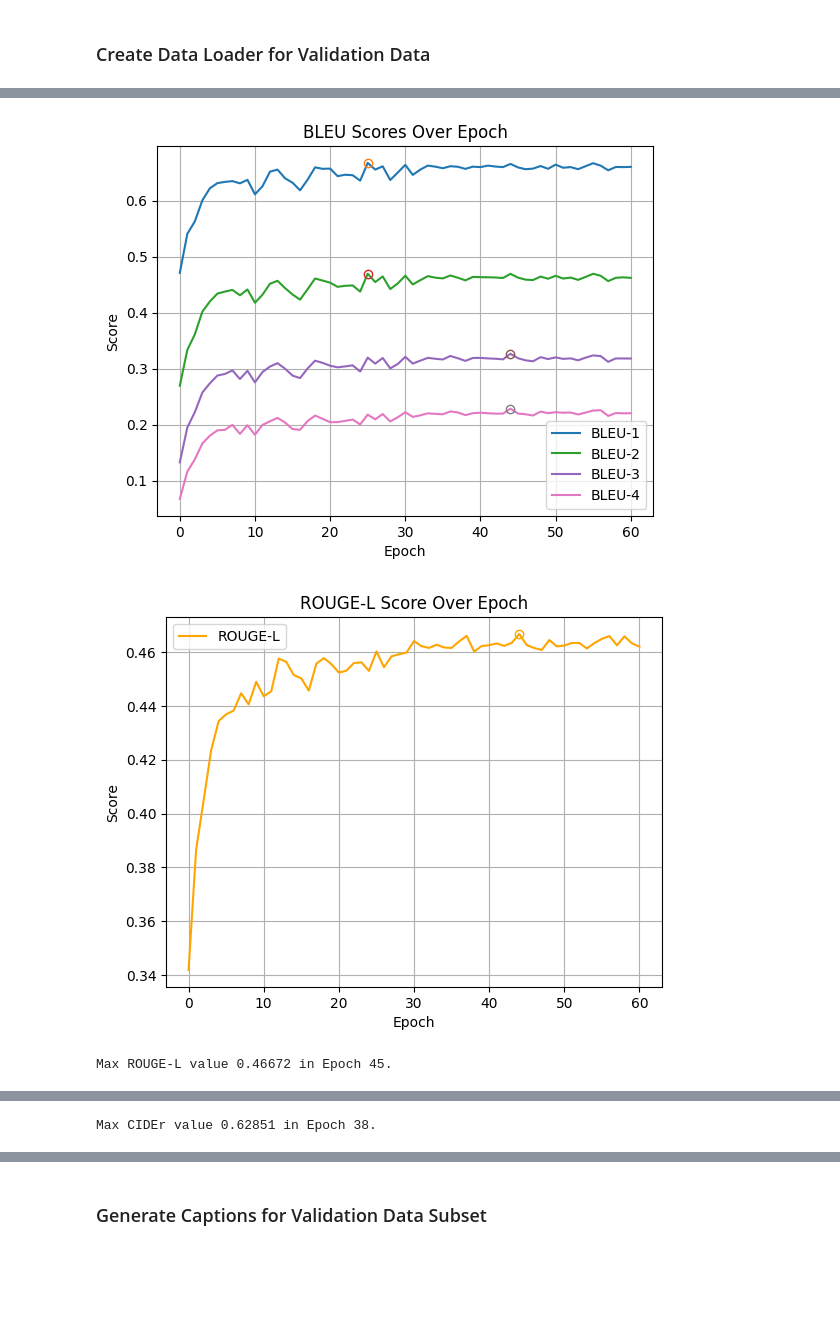
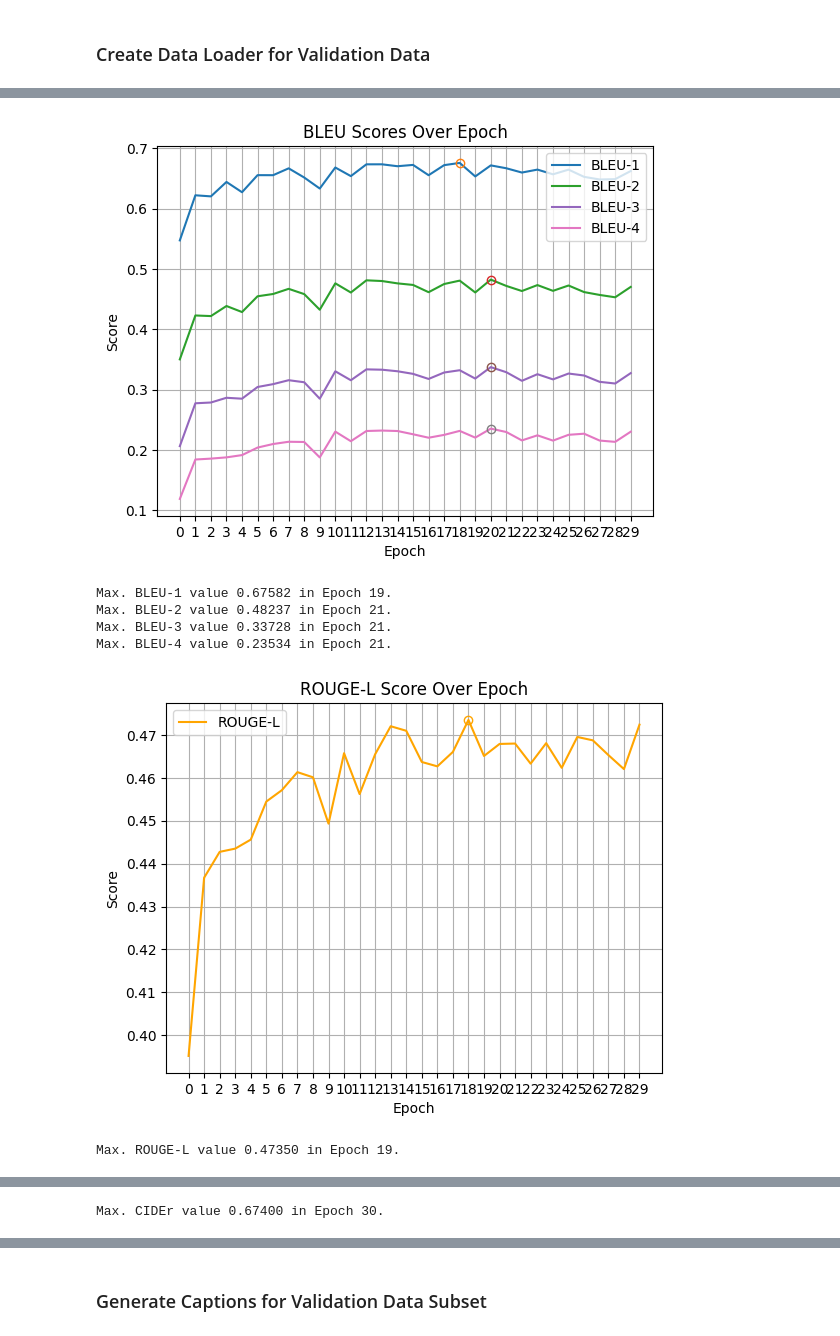
Before and after one commit to civcode/ComputerVisionND_P2_Image_Captioning_Project, a Jupyter notebook: 2_Training.ipynb, the cells around one changed output, grey strips where cells are left out. Saved outputs shown, nothing was run; the diff lists cells and outputs as text; code cells hidden in the pictures; blank space fills up the shorter version.

```diff
--- a/2_Training.ipynb
+++ b/2_Training.ipynb
@@ -328,6 +333,9 @@ best_val_loss = float('inf')
 best_loss_so_far = float('inf')
 
 
+freeze_epochs = 5
+
+
 for epoch in range(1, num_epochs+1):
 
     epoch_loss = 0.0
@@ -338,12 +346,15 @@ for epoch in range(1, num_epochs+1):
     learning_rates = []
     for i, param_group in enumerate(optimizer.param_groups):
         lr = param_group['lr']
+        if lr == 0.0:
+            continue
         if len(learning_rates) == 0:
             learning_rates.append(lr)
         elif learning_rates[-1] != lr:
             learning_rates.append(lr)
         #print(f"Group {i} learning rate: {param_group['lr']}")
     #print("Learning rates: {}".format(learning_rates))
+
 
     for i_step in range(1, total_step+1):
 
@@ -441,13 +452,20 @@ for epoch in range(1, num_epochs+1):
         torch.save(encoder.state_dict(), os.path.join('./models', 'encoder-best.pkl'))
         print(f"✔️ New best epoch loss: [{best_loss_so_far:.5f}] — model saved.")
 
-    lr_min = 1e-6
+    lr_min = 1e-5
     #if current_lr < lr_min:
     if min(learning_rates) < lr_min:
         print(f"Early stopping because lr < {lr_min}")
         print('Finished Training')
         break
 
+    if epoch == freeze_epochs:
+        print(f"Unfreezing ResNet after epoch {epoch}.")
+        for param_group in optimizer.param_groups:
+            if param_group.get('name') == 'resnet':
+                param_group['lr'] = resnet_lr
+
+
 # Close the training log file.
 f.close()
 # %% [output]
@@ -520,13 +539,13 @@ from my_data_loader import get_my_loader
 with open('models/network_parameters.pkl', 'rb') as f:
     loaded_params = pickle.load(f)
 
-batch_size = 1024
+batch_size = 512
 vocab_threshold = loaded_params['vocab_threshold']
 vocab_from_file = True
 #print('vocab', vocab_threshold)
 
 num_workers = 16
-subset_size = 12000
+subset_size = 4000
 
 # Amend the image transform below.
 transform_val = transforms.Compose([
@@ -883,10 +903,12 @@ bleu_3 = [b[2] for b in bleu_vals]
 bleu_4 = [b[3] for b in bleu_vals]
 
 # Plot BLEU scores
+max_bleu_idx = []
 plt.figure()
 for bleu, label in zip([bleu_1, bleu_2, bleu_3, bleu_4], ['BLEU-1', 'BLEU-2', 'BLEU-3', 'BLEU-4']):
     plt.plot(bleu, label=label)
     max_idx = bleu.index(max(bleu))
+    max_bleu_idx.append(max_idx)
     plt.plot(max_idx, bleu[max_idx], 'o', markerfacecolor='none')  # unfilled circle
 
 plt.title('BLEU Scores Over Epoch')
@@ -894,35 +916,46 @@ plt.xlabel('Epoch')
 plt.ylabel('Score')
 plt.legend()
 plt.grid(True)
+plt.xticks(range(0,len(bleu_vals)))
 plt.show()
+print('Max. BLEU-1 value {:.5f} in Epoch {}.'.format(bleu_1[max_bleu_idx[0]], max_bleu_idx[0]+1))
+print('Max. BLEU-2 value {:.5f} in Epoch {}.'.format(bleu_2[max_bleu_idx[1]], max_bleu_idx[1]+1))
+print('Max. BLEU-3 value {:.5f} in Epoch {}.'.format(bleu_3[max_bleu_idx[2]], max_bleu_idx[2]+1))
+print('Max. BLEU-4 value {:.5f} in Epoch {}.'.format(bleu_4[max_bleu_idx[3]], max_bleu_idx[3]+1))
 
 # Plot ROUGE-L
 plt.figure()
 plt.plot(rougel_vals, label='ROUGE-L', color='orange')
 max_idx = rougel_vals.index(max(rougel_vals))
 plt.plot(max_idx, rougel_vals[max_idx], 'o', color='orange', markerfacecolor='none')
 plt.title('ROUGE-L Score Over Epoch')
 plt.xlabel('Epoch')
 plt.ylabel('Score')
 plt.grid(True)
 plt.legend()
+plt.xticks(range(0,len(bleu_vals)))
 plt.show()
-print('Max ROUGE-L value {:.5f} in Epoch {}.'.format(rougel_vals[max_idx], max_idx+1))
+print('Max. ROUGE-L value {:.5f} in Epoch {}.'.format(rougel_vals[max_idx], max_idx+1))
 
 # Plot CIDEr
 plt.figure()
 plt.plot(cider_vals, label='CIDEr', color='green')
 max_idx = cider_vals.index(max(cider_vals))
 plt.plot(max_idx, cider_vals[max_idx], 'o', color='green', markerfacecolor='none')
 plt.title('CIDEr Score Over Epoch')
 plt.xlabel('Epoch')
 plt.ylabel('Score')
 plt.grid(True)
 plt.legend()
+plt.xticks(range(0,len(bleu_vals)))
 plt.show()
 
-print('Max CIDEr value {:.5f} in Epoch {}.'.format(cider_vals[max_idx], max_idx+1))
+print('Max. CIDEr value {:.5f} in Epoch {}.'.format(cider_vals[max_idx], max_idx+1))
 # %% [output]
-[figure, old version]
+[figure, new version]
+Max. BLEU-1 value 0.67582 in Epoch 19.
+Max. BLEU-2 value 0.48237 in Epoch 21.
+Max. BLEU-3 value 0.33728 in Epoch 21.
+Max. BLEU-4 value 0.23534 in Epoch 21.
-[figure, old version]
+[figure, new version]
-Max ROUGE-L value 0.46672 in Epoch 45.
+Max. ROUGE-L value 0.47350 in Epoch 19.
@@ -930 +963 @@ Max ROUGE-L value 0.46672 in Epoch 45.
-Max CIDEr value 0.62851 in Epoch 38.
+Max. CIDEr value 0.67400 in Epoch 30.
```
Also changed, not shown: parts of 28 cells of this notebook, 2 other files.
